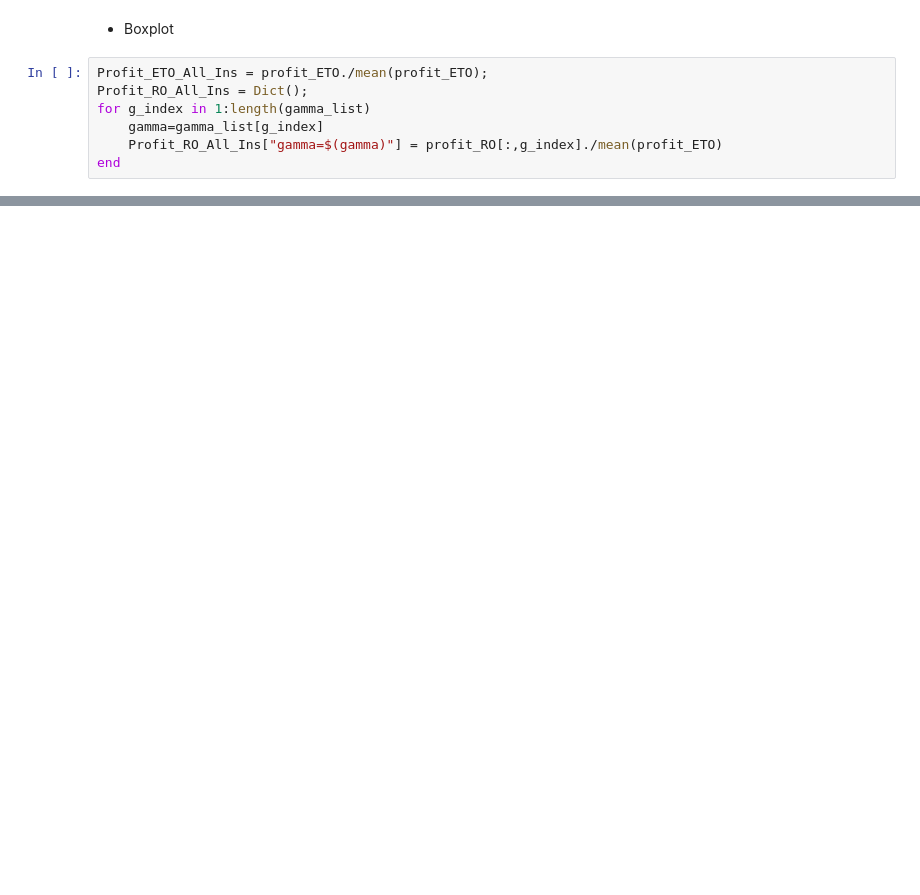
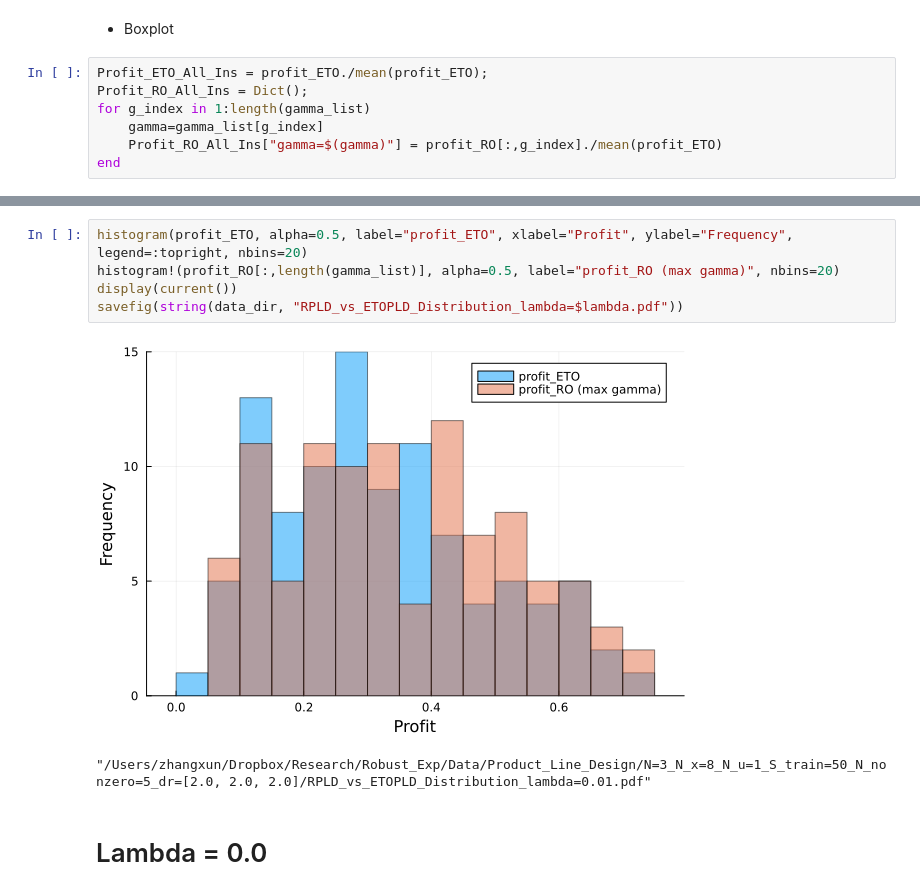
Before and after one commit to xunzhang-sjtu/Robust_Exp, a Jupyter notebook: Product_Line_Design/Main_Status.ipynb, the cells around one changed output, grey strips where cells are left out. Drawn from its saved outputs; the diff is of its cells as text; blank space fills up the shorter version.

```diff
--- a/Product_Line_Design/Main_Status.ipynb
+++ b/Product_Line_Design/Main_Status.ipynb
@@ -342,0 +336,10 @@ savefig(string(data_dir, "RPLD_vs_ETOPLD_BoxPlot.pdf"))
+# %%
+histogram(profit_ETO, alpha=0.5, label="profit_ETO", xlabel="Profit", ylabel="Frequency", legend=:topright, nbins=20)
+histogram!(profit_RO[:,length(gamma_list)], alpha=0.5, label="profit_RO (max gamma)", nbins=20)
+display(current())
+savefig(string(data_dir, "RPLD_vs_ETOPLD_Distribution_lambda=$lambda.pdf"))
+# %% [output]
+[figure, added]
+"/Users/zhangxun/Dropbox/Research/Robust_Exp/Data/Product_Line_Design/N=3_N_x=8_N_u=1_S_train=50_N_nonzero=5_dr=[2.0, 2.0, 2.0]/RPLD_vs_ETOPLD_Distribution_lambda=0.01.pdf"
+# %% [markdown]
+# Lambda = 0.0
```
Also changed, not shown: parts of 16 cells of this notebook, 1 other file.
